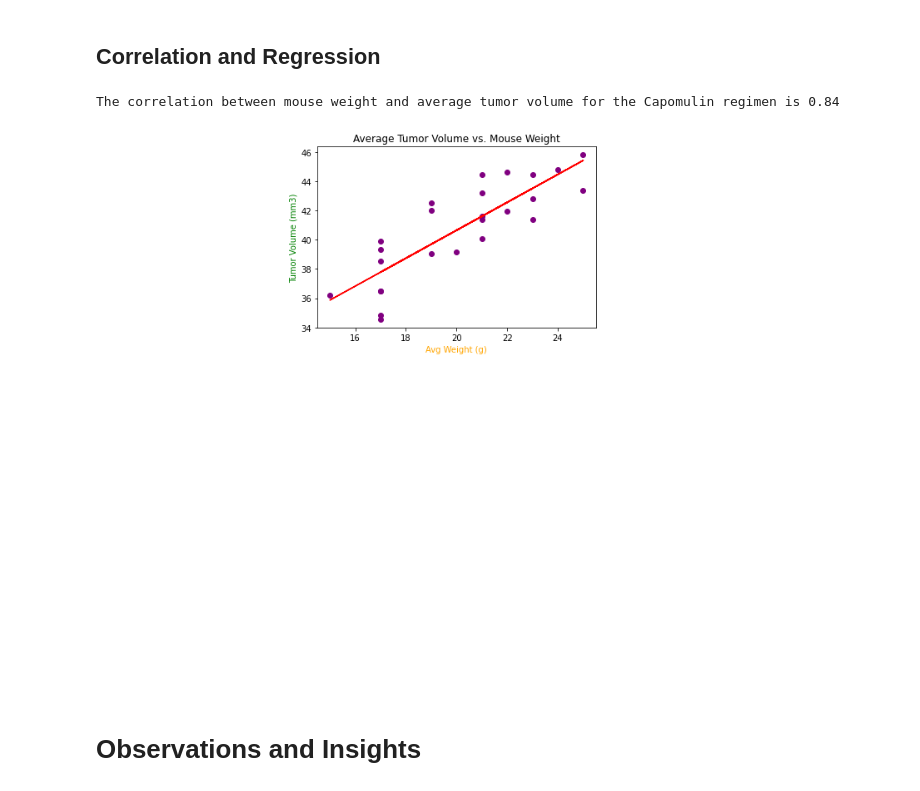
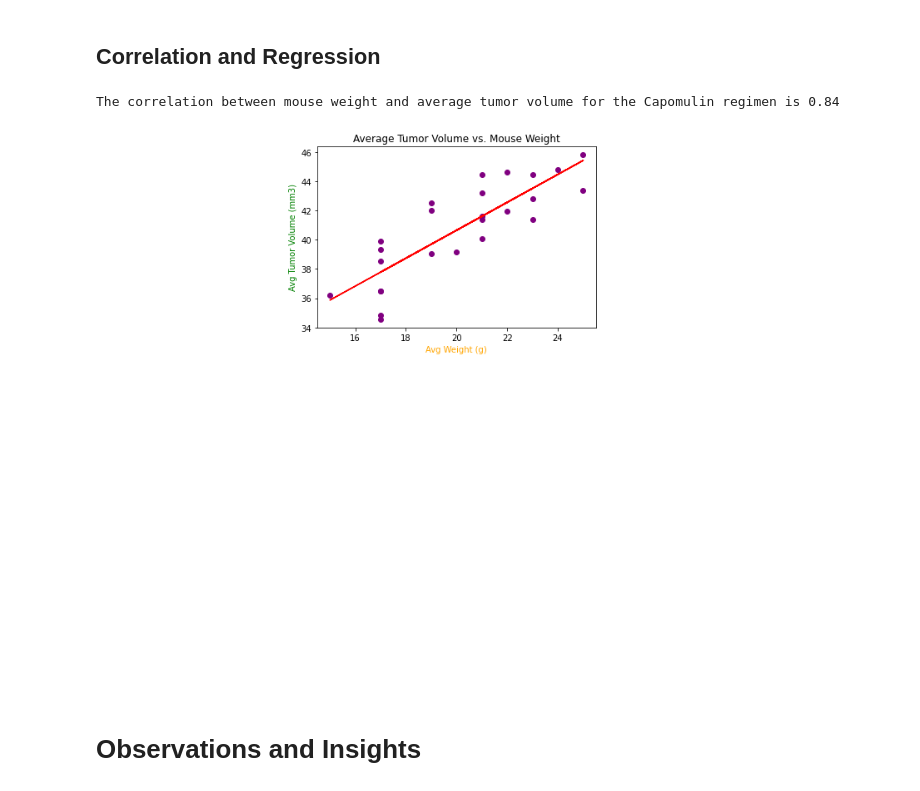
Before and after one commit to WilliamRoll/Matplotlib-Challenge, a Jupyter notebook: Pymaceuticals/pymaceuticals_starter.ipynb, the cells around one changed output. Saved outputs shown, nothing was run; the diff lists cells and outputs as text; code cells hidden in the pictures.

```diff
--- a/Pymaceuticals/pymaceuticals_starter.ipynb
+++ b/Pymaceuticals/pymaceuticals_starter.ipynb
@@ -262,27 +271,28 @@ plt.show()
 # %%
 # Calculate the correlation coefficient and linear regression model
 # for mouse weight and average tumor volume for the Capomulin regimen
 correlation = st.pearsonr(avg_capomulin['Weight (g)'],avg_capomulin['Tumor Volume (mm3)'])
 print(f"The correlation between mouse weight and average tumor volume for the Capomulin regimen is {round(correlation[0],2)}")
 
 # Add the linear regression equation and line to plot
 x_values = avg_capomulin['Weight (g)']
 y_values = avg_capomulin['Tumor Volume (mm3)']
 
 (slope, intercept, rvalue, pvalue, stderr) = linregress(x_values, y_values)
 regress_values = x_values * slope + intercept
 
 line_eq = "y = " + str(round(slope,2)) + "x + " + str(round(intercept,2))
 
+#scatter plot
 plt.scatter(avg_capomulin['Weight (g)'],avg_capomulin['Tumor Volume (mm3)'], color = "purple")
 plt.plot(x_values,regress_values,"r-")
 plt.annotate(line_eq,(6,10),fontsize=15,color="red")
 plt.xlabel("Avg Weight (g)", color = "orange")
-plt.ylabel("Tumor Volume (mm3)", color = "green")
+plt.ylabel("Avg Tumor Volume (mm3)", color = "green")
 plt.title("Average Tumor Volume vs. Mouse Weight")
 plt.show()
 # %% [output]
 The correlation between mouse weight and average tumor volume for the Capomulin regimen is 0.84
-[figure, old version]
+[figure, new version]
 # %% [markdown]
 # Observations and Insights
```
Also changed, not shown: parts of 4 cells of this notebook, 1 other file.
